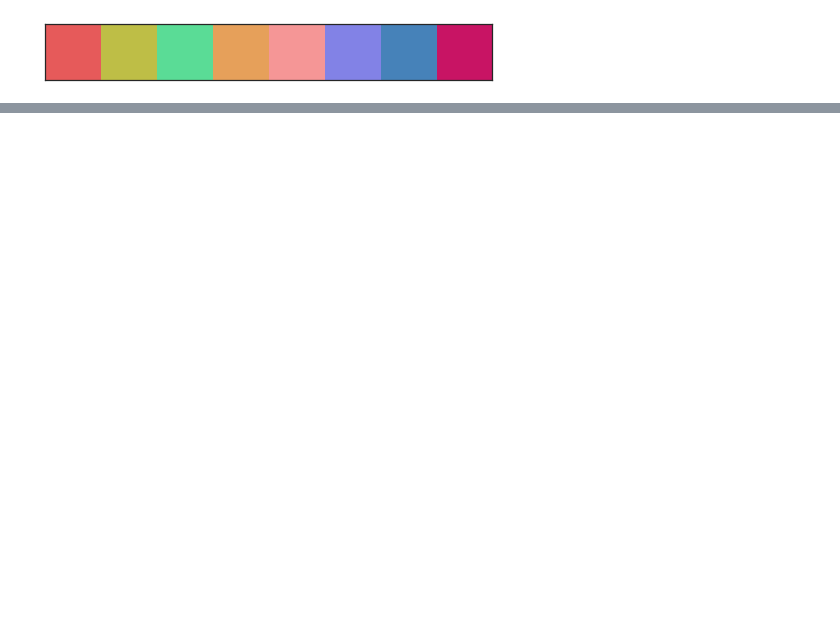
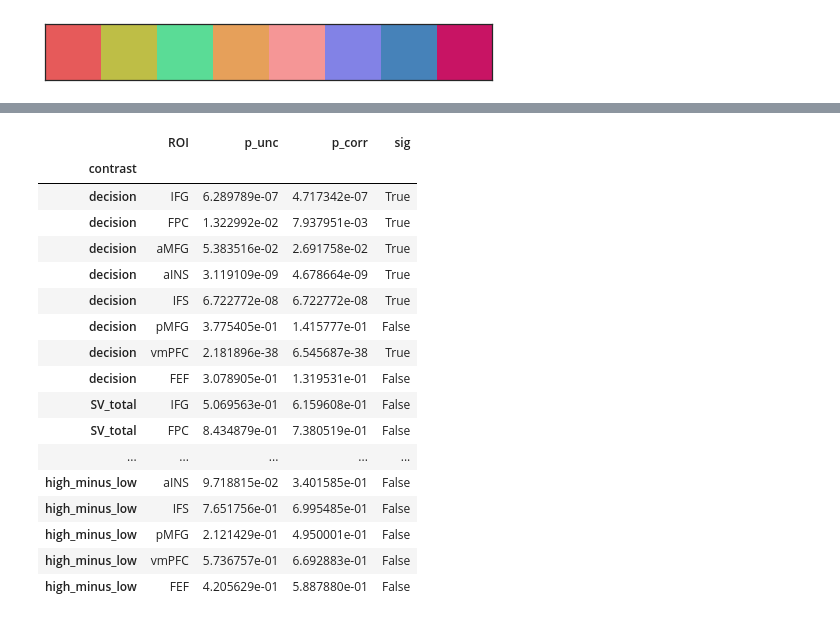
Before and after one commit to iancballard/magnitude, a Jupyter notebook: roi_analysis.ipynb, the cells around one changed output, grey strips where cells are left out. Cells and saved outputs as stored; diff of their text form; code cells hidden in the pictures; blank space fills up the shorter version.

```diff
--- a/roi_analysis.ipynb
+++ b/roi_analysis.ipynb
@@ -130,7 +247,41 @@ def run_contrast(exp,regspace,smoothing,contrast):
     df.to_csv('/home/iballard/Dropbox/Magnitude_fMRI/roi_analysis/' + exp  + '_' + contrast + '.csv',
               index = False)
 
-    plot_fig(df,contrast)
     results = run_stats(df)
+    results['ROI'] = [label_map[x] for x in results['label'].values]
+
+    plot_fig(results,contrast)
 
     return results
+# %%
+def run_stats(df):
+    results_df =pd.DataFrame(columns=('contrast','label','nvox',
+                                      'std_vox','p_unc','val','err'))
+    for roi in set(df['label']):
+
+        new = df[df['label'] == roi]
+
+        #run mixed effects model
+        model_str = 'value ~ 1'
+        mixedfx = smf.mixedlm(model_str, new, groups = new['sub'])
+        mixedfx = mixedfx.fit()
+
+        #extract p value and errors
+        p = mixedfx.pvalues['Intercept']
+        val = mixedfx.params[0]
+#         err = mixedfx.bse_fe[0] #standard error
+        conf_int = mixedfx.conf_int()
+        err = (conf_int.loc['Intercept',1] - conf_int.loc['Intercept',0]) / 2.0 #plots 95% conf
+
+        #update dataframe
+        row = pd.DataFrame([dict(contrast = contrast,
+                                 label = roi,
+                                 nvox = np.mean(new['mask_vox']),
+                                 val = val,
+                                 err = err,
+                                p_unc = p), ])
+        results_df = results_df.append(row, ignore_index = True)
+    sig,pcorr,a1,a2 = multipletests(results_df['p_unc'],.05,method = 'fdr_tsbh')
+    results_df['p_corr'] = pcorr
+    results_df['sig'] = sig
+    return results_df
@@ -136,0 +296,7 @@ def run_contrast(exp,regspace,smoothing,contrast):
+# %%
+df = extract_copes(exp,regspace,smoothing,'decision')
+df['ROI'] = [label_map[x] for x in df['label'].values]
+results = run_stats(df)
+results['ROI'] = [label_map[x] for x in results['label'].values]
+# plot_fig(results,contrast)
+df = df.set_index(['ROI'])
@@ -158,0 +395,21 @@ all_results = all_results.set_index(['contrast'])
+# %%
+all_results[['ROI','p_unc','p_corr','sig']]
+# %% [output]
+|  | ROI | p_unc | p_corr | sig |
+| contrast |  |  |  |  |
+| decision | IFG | 6.289789e-07 | 4.717342e-07 | True |
+| decision | FPC | 1.322992e-02 | 7.937951e-03 | True |
+| decision | aMFG | 5.383516e-02 | 2.691758e-02 | True |
+| decision | aINS | 3.119109e-09 | 4.678664e-09 | True |
+| decision | IFS | 6.722772e-08 | 6.722772e-08 | True |
+| decision | pMFG | 3.775405e-01 | 1.415777e-01 | False |
+| decision | vmPFC | 2.181896e-38 | 6.545687e-38 | True |
+| decision | FEF | 3.078905e-01 | 1.319531e-01 | False |
+| SV_total | IFG | 5.069563e-01 | 6.159608e-01 | False |
+| SV_total | FPC | 8.434879e-01 | 7.380519e-01 | False |
+| ... | ... | ... | ... | ... |
+| high_minus_low | aINS | 9.718815e-02 | 3.401585e-01 | False |
+| high_minus_low | IFS | 7.651756e-01 | 6.995485e-01 | False |
+| high_minus_low | pMFG | 2.121429e-01 | 4.950001e-01 | False |
+| high_minus_low | vmPFC | 5.736757e-01 | 6.692883e-01 | False |
+| high_minus_low | FEF | 4.205629e-01 | 5.887880e-01 | False |
```
Also changed, not shown: parts of 26 cells of this notebook.
